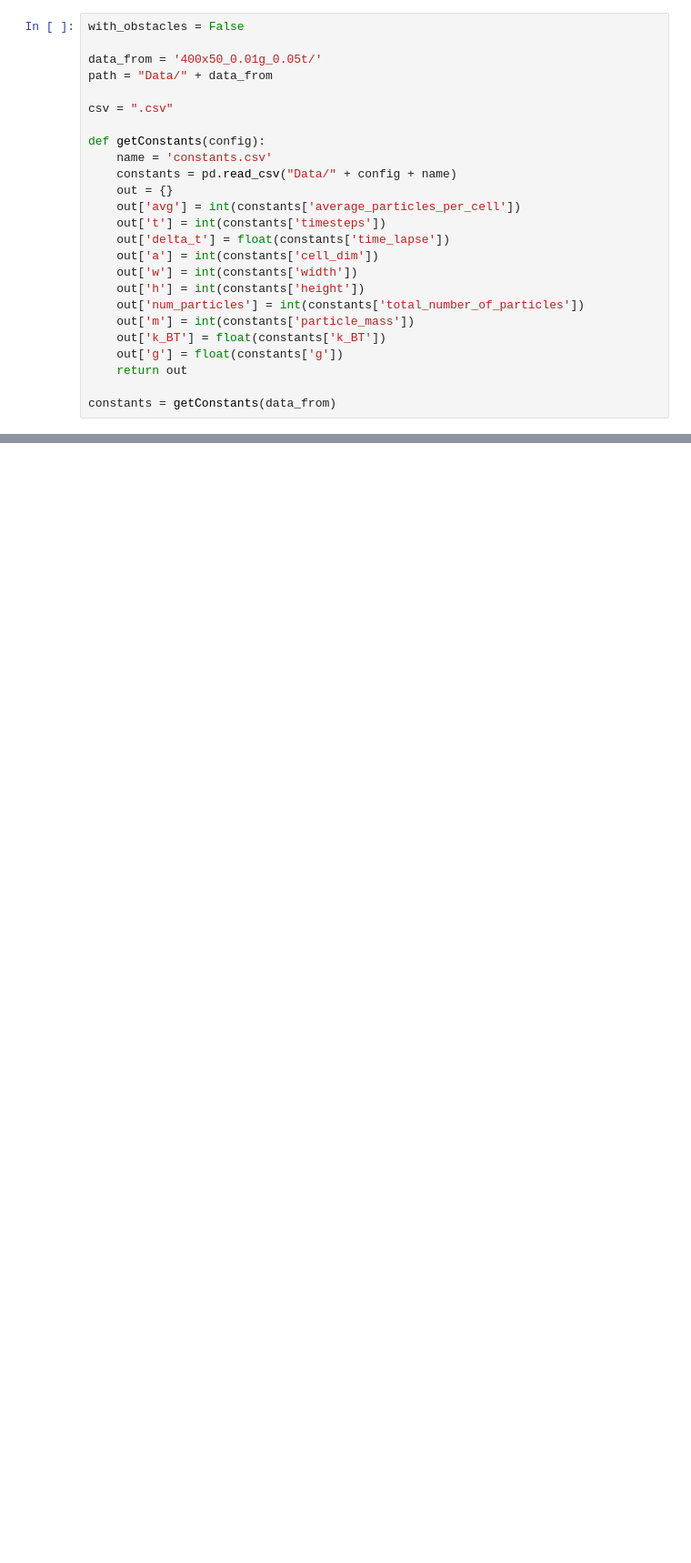
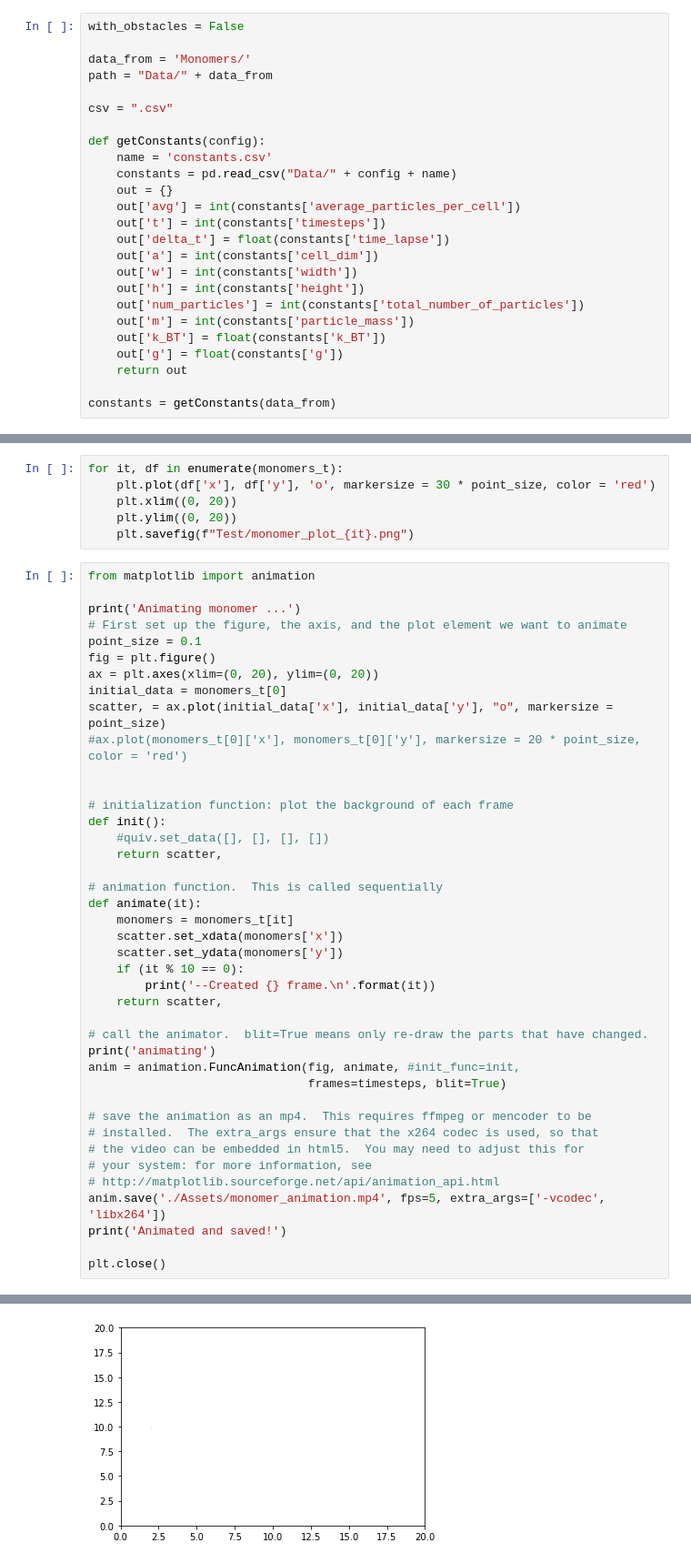
Before and after one commit to SaphCode/MPCD, a Jupyter notebook: Analysis/Evaluation.ipynb, the cells around one changed output, grey strips where cells are left out. Shown at 91% size. Cells and saved outputs as stored; diff of their text form; blank space fills up the shorter version.

```diff
--- a/Analysis/Evaluation.ipynb
+++ b/Analysis/Evaluation.ipynb
@@ -13,7 +18,7 @@ import os.path
 # %%
 with_obstacles = False
 
-data_from = '400x50_0.01g_0.05t/'
+data_from = 'Monomers/'
 path = "Data/" + data_from
 
 csv = ".csv"
@@ -37,0 +268,48 @@ constants = getConstants(data_from)
+# %%
+for it, df in enumerate(monomers_t):
+    plt.plot(df['x'], df['y'], 'o', markersize = 30 * point_size, color = 'red')
+    plt.xlim((0, 20))
+    plt.ylim((0, 20))
+    plt.savefig(f"Test/monomer_plot_{it}.png")
+# %%
+from matplotlib import animation
+
+print('Animating monomer ...')
+# First set up the figure, the axis, and the plot element we want to animate
+point_size = 0.1
+fig = plt.figure()
+ax = plt.axes(xlim=(0, 20), ylim=(0, 20))
+initial_data = monomers_t[0]
+scatter, = ax.plot(initial_data['x'], initial_data['y'], "o", markersize = point_size)
+#ax.plot(monomers_t[0]['x'], monomers_t[0]['y'], markersize = 20 * point_size, color = 'red')
+
+
+# initialization function: plot the background of each frame
+def init():
+    #quiv.set_data([], [], [], [])
+    return scatter,
+
+# animation function.  This is called sequentially
+def animate(it):
+    monomers = monomers_t[it]
+    scatter.set_xdata(monomers['x'])
+    scatter.set_ydata(monomers['y'])
+    if (it % 10 == 0):
+        print('--Created {} frame.\n'.format(it))
+    return scatter,
+
+# call the animator.  blit=True means only re-draw the parts that have changed.
+print('animating')
+anim = animation.FuncAnimation(fig, animate, #init_func=init,
+                               frames=timesteps, blit=True)
+
+# save the animation as an mp4.  This requires ffmpeg or mencoder to be
+# installed.  The extra_args ensure that the x264 codec is used, so that
+# the video can be embedded in html5.  You may need to adjust this for
+# your system: for more information, see
+# http://matplotlib.sourceforge.net/api/animation_api.html
+anim.save('./Assets/monomer_animation.mp4', fps=5, extra_args=['-vcodec', 'libx264'])
+print('Animated and saved!')
+
+plt.close()
+# %% [output]
@@ -37,0 +319 @@ constants = getConstants(data_from)
+[figure, added]
```
Also changed, not shown: parts of 16 cells of this notebook, 29 other files.
